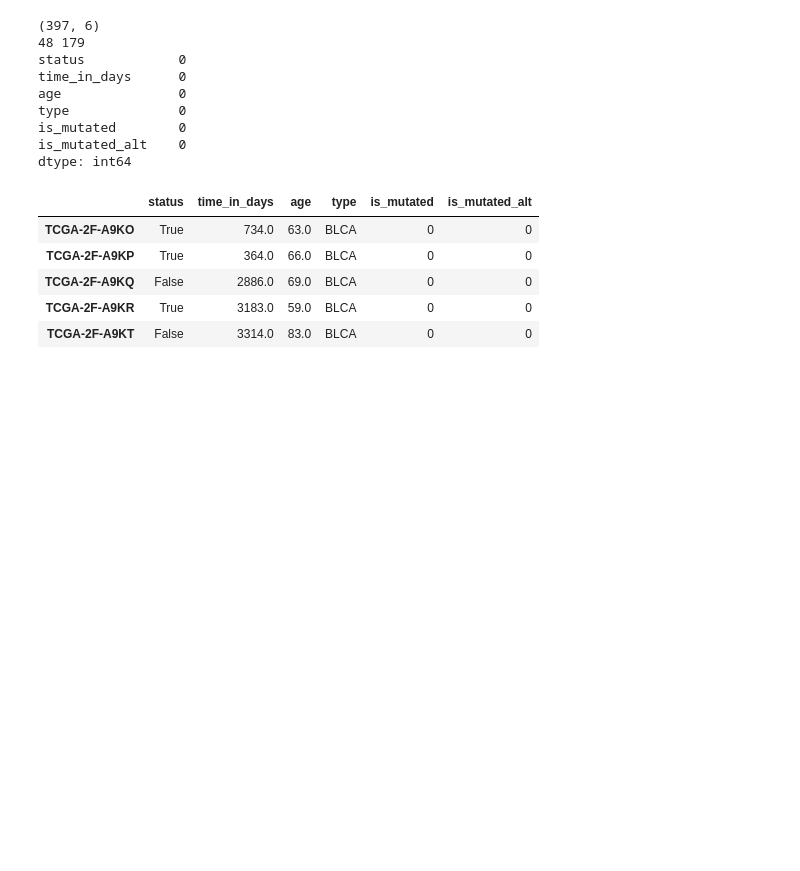
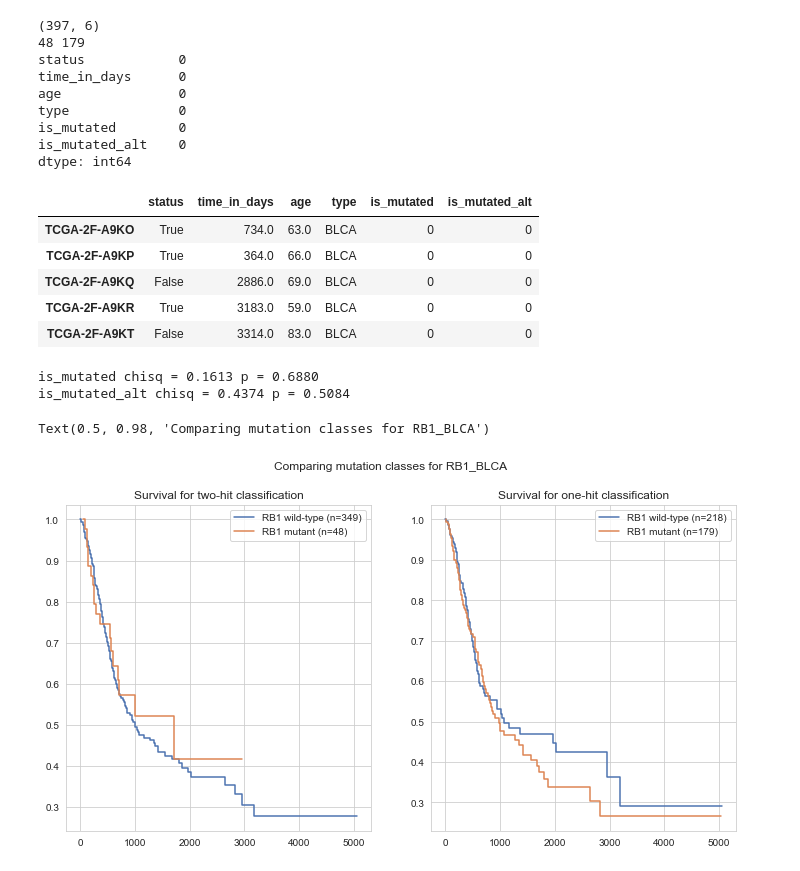
Before and after one commit to greenelab/mutation-fn, a Jupyter notebook: 6_survival_analysis/survival_hit_groups.ipynb, the cells around one changed output. Drawn from its saved outputs; the diff is of its cells as text; code cells hidden in the pictures; blank space fills up the shorter version.

Commit message:
plot example result

```diff
--- a/6_survival_analysis/survival_hit_groups.ipynb
+++ b/6_survival_analysis/survival_hit_groups.ipynb
@@ -319,3 +319,56 @@ dtype: int64
 | TCGA-2F-A9KQ | False | 2886.0 | 69.0 | BLCA | 0 | 0 |
 | TCGA-2F-A9KR | True | 3183.0 | 59.0 | BLCA | 0 | 0 |
 | TCGA-2F-A9KT | False | 3314.0 | 83.0 | BLCA | 0 | 0 |
+# %%
+# plot groups
+gene, tissue = identifier.split('_')
+
+sns.set({'figure.figsize': (12, 6)})
+sns.set_style('whitegrid')
+
+fig, axarr = plt.subplots(1, 2)
+
+for ix, mut_col in enumerate(['is_mutated', 'is_mutated_alt']):
+
+    ax = axarr[ix]
+
+    n_mutant = id_clinical_df[mut_col].sum()
+    n_wildtype = id_clinical_df.shape[0] - n_mutant
+
+    for is_mutated in id_clinical_df[mut_col].unique():
+        mask_mutated = (id_clinical_df[mut_col] == is_mutated)
+        time_treatment, survival_prob_treatment = kaplan_meier_estimator(
+            id_clinical_df['status'][mask_mutated],
+            id_clinical_df['time_in_days'][mask_mutated]
+        )
+
+        def get_label(gene, is_mutated, n_mutant, n_wildtype):
+            if is_mutated:
+                return '{} mutant (n={})'.format(gene, n_mutant)
+            else:
+                return '{} wild-type (n={})'.format(gene, n_wildtype)
+
+        # TODO: confidence intervals
+        ax.step(time_treatment, survival_prob_treatment, where="post",
+                label=get_label(gene, is_mutated, n_mutant, n_wildtype))
+
+    ax.legend()
+
+    def get_n_hits(hits_class, ix):
+        hits_desc = (['one', 'two'] if hits_class == 'one' else ['two', 'one'])
+        return hits_desc[ix]
+
+    ax.set_title('Survival for {}-hit classification'.format(
+        get_n_hits(hits_classification, ix)))
+
+    # hypothesis testing using log-rank test
+    y = Surv.from_dataframe('status', 'time_in_days', id_clinical_df)
+    chisq, p_val = compare_survival(y, id_clinical_df[mut_col].values)
+    print(mut_col, 'chisq = {:.4f}'.format(chisq), 'p = {:.4f}'.format(p_val))
+
+plt.suptitle('Comparing mutation classes for {}'.format(identifier))
+# %% [output]
+is_mutated chisq = 0.1613 p = 0.6880
+is_mutated_alt chisq = 0.4374 p = 0.5084
+Text(0.5, 0.98, 'Comparing mutation classes for RB1_BLCA')
+[figure, added]
```
Also changed, not shown: 1 other file.
